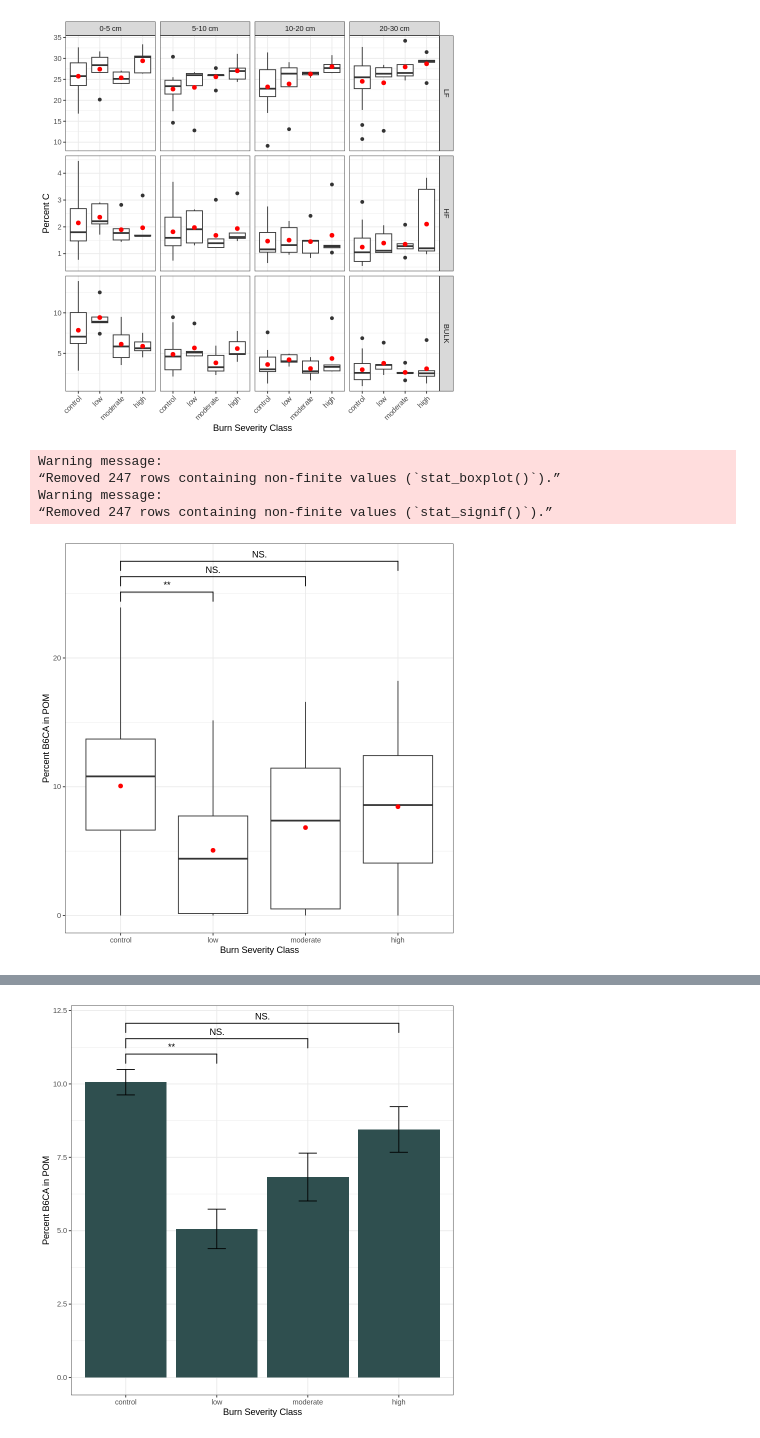
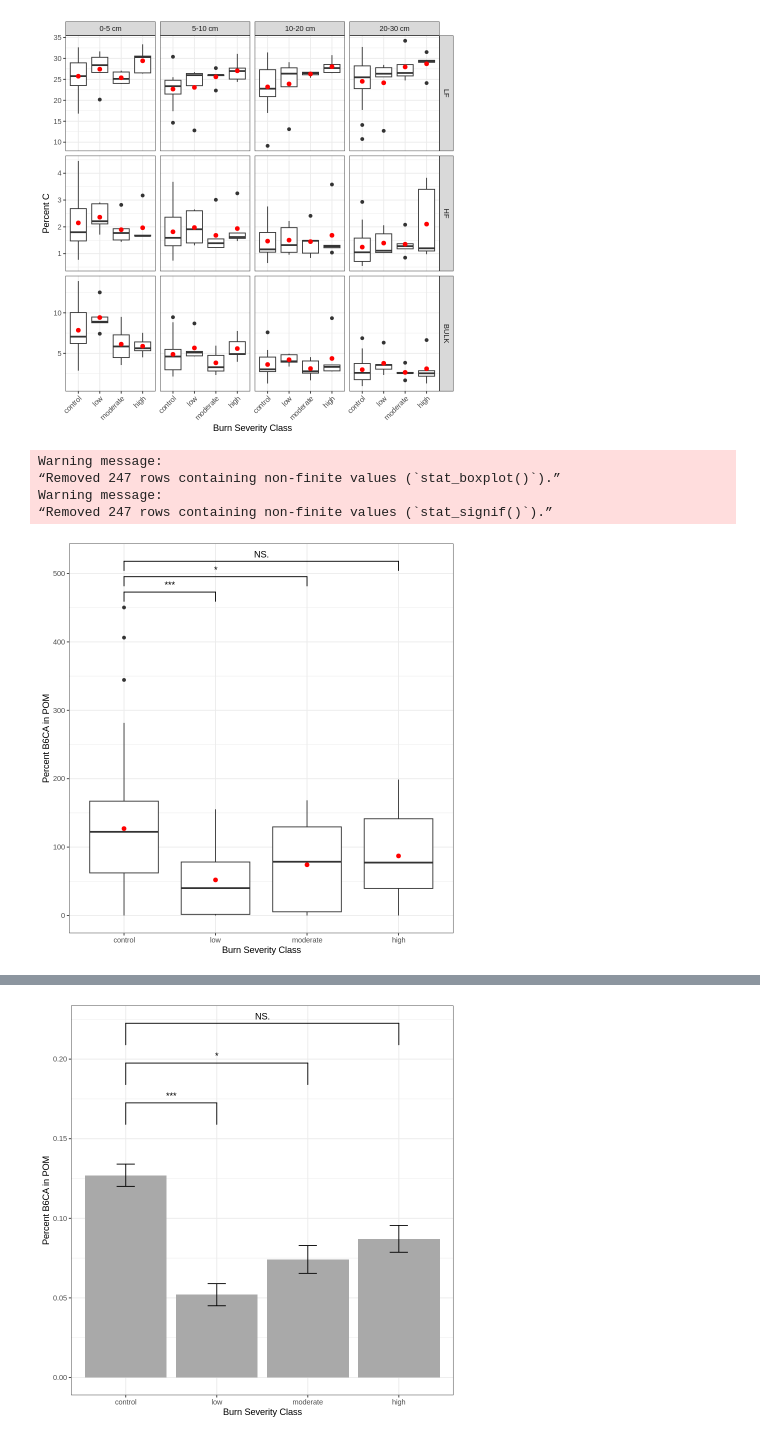
Before and after one commit to hayleypc/BPCA_HFF, a Jupyter notebook: BPCA_analysis_plotting.ipynb, the cells around one changed output, grey strips where cells are left out. Saved outputs shown, nothing was run; the diff lists cells and outputs as text; code cells hidden in the pictures.

```diff
--- a/BPCA_analysis_plotting.ipynb
+++ b/BPCA_analysis_plotting.ipynb
@@ -521,13 +621,13 @@ ggplot( aes(x = BURN_SEVERITY, y = C_PERC)) +
 [figure]
 # %%
 means_data <- analysis_full_bpca_exp_dt[ ,
-                          .(CONC_MEAN = mean(CONC_MEAN, na.rm = TRUE)*100),
+                          .(per_bpca_carb_lf = mean(per_bpca_carb_lf, na.rm = TRUE)),
                           by = .(BURN_SEVERITY)]
 
 analysis_full_bpca_exp_dt %>%
-ggplot( aes(x = BURN_SEVERITY, y = CONC_MEAN*100)) +
+ggplot( aes(x = BURN_SEVERITY, y = per_bpca_carb_lf*1000)) +
     geom_boxplot( ) +
-    geom_point(data = means_data, aes(y = CONC_MEAN), color = "red", size = 2) +
+    geom_point(data = means_data, aes(y = per_bpca_carb_lf*1000), color = "red", size = 2) +
     ylab('Percent B6CA in POM') +
     geom_signif(aes(),comparisons = list(c(1,2),c(1,3),c(1,4)),
             map_signif_level=TRUE,step_increase=.05) +
@@ -538,25 +638,26 @@ Warning message:
 “Removed 247 rows containing non-finite values (`stat_boxplot()`).”
 Warning message:
 “Removed 247 rows containing non-finite values (`stat_signif()`).”
-[figure, old version]
+[figure, new version]
 # %%
 means_data <- analysis_full_bpca_exp_dt[, .(
-  CONC_MEAN = mean(CONC_MEAN, na.rm = TRUE) * 100,
-  SE = sd(CONC_MEAN, na.rm = TRUE) / sqrt(.N) * 100
+  per_bpca_carb_lf = mean(per_bpca_carb_lf, na.rm = TRUE) ,
+  SE = sd(per_bpca_carb_lf, na.rm = TRUE) / sqrt(.N)
 ), by = .(BURN_SEVERITY)]
 
-ggplot(means_data, aes(x = BURN_SEVERITY, y = CONC_MEAN)) +
-  geom_bar(stat = "identity", fill = "darkslategray") +
-  geom_errorbar(
-    aes(ymin = CONC_MEAN - SE, ymax = CONC_MEAN + SE),
+analysis_full_bpca_exp_dt %>%
+ggplot( aes(x = BURN_SEVERITY, y = per_bpca_carb_lf)) +
+  geom_bar(data=means_data,stat = "identity", fill = "darkgrey") +
+  geom_errorbar(data=means_data,
+    aes(ymin = per_bpca_carb_lf - SE, ymax = per_bpca_carb_lf + SE),
     width = 0.2,
     position = position_dodge(0.9)
   ) +
   ylab('Percent B6CA in POM') +
   xlab('Burn Severity Class') +
   theme_bw() +
- geom_signif(data=analysis_full_bpca_exp_dt,aes(),comparisons = list(c(1,2),c(1,3),c(1,4)),
-            map_signif_level=TRUE,step_increase=.05)
+ geom_signif(data=analysis_full_bpca_exp_dt,y_position = c(.15, .175,.2),comparisons = list(c(1,2),c(1,3),c(1,4)),
+            map_signif_level=TRUE)
   #  geom_signif(
   #   comparisons = list(c("control", "low"), c("moderate", "high")),
   #   map_signif_level = TRUE,
@@ -569,3 +668,3 @@ Warning message in geom_signif(data = analysis_full_bpca_exp_dt, aes(), comparis
 Warning message:
 “Removed 247 rows containing non-finite values (`stat_signif()`).”
-[figure, old version]
+[figure, new version]
```
Also changed, not shown: parts of 24 cells of this notebook.
